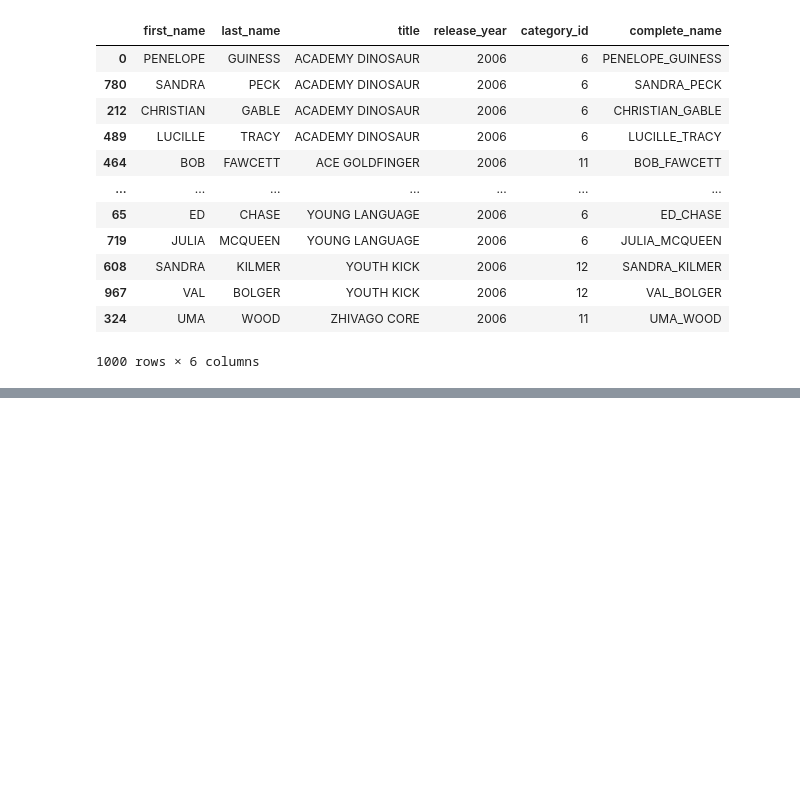
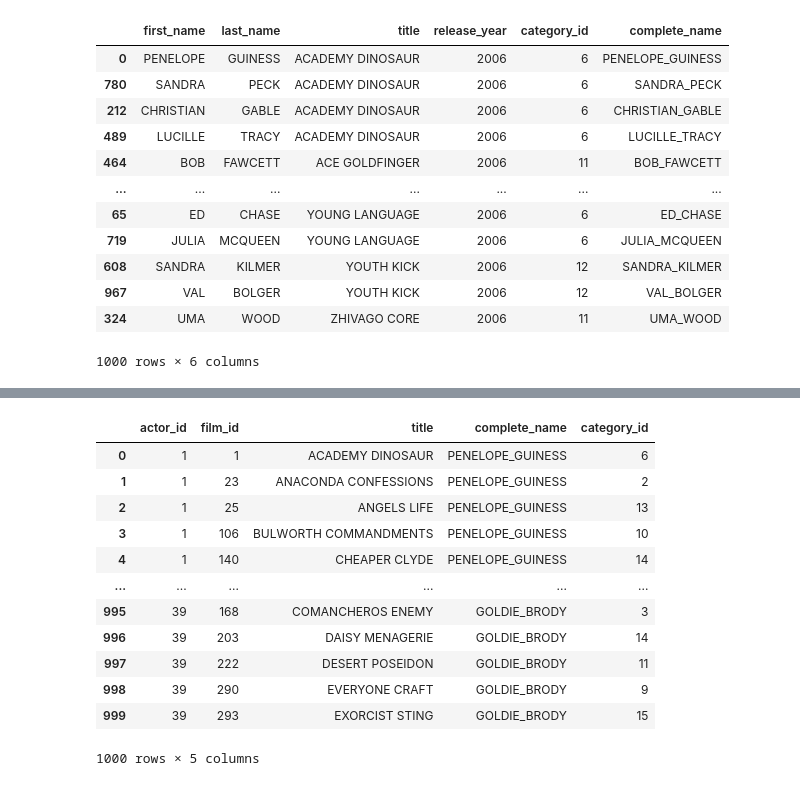
Before and after one commit to adominguez033/Project2_DA_Ironhack, a Jupyter notebook: Notebooks/Old_HDD_DataCleaning.ipynb, the cells around one changed output, grey strips where cells are left out. Drawn from its saved outputs; the diff is of its cells as text; code cells hidden in the pictures; blank space fills up the shorter version.

```diff
--- a/Notebooks/Old_HDD_DataCleaning.ipynb
+++ b/Notebooks/Old_HDD_DataCleaning.ipynb
@@ -146,2 +135,19 @@ sorted_df
 # %%
 df.to_csv(r'C:\Users\alexd\Ironhack\Proyectos\Project2_DA_Ironhack\Cleaned_data\old_hdd.csv', index=False)
+# %%
+df2=pd.read_excel(r'C:\Users\alexd\OneDrive\Escritorio\old_hdd.xls')
+df2
+# %% [output]
+|  | actor_id | film_id | title | complete_name | category_id |
+| 0 | 1 | 1 | ACADEMY DINOSAUR | PENELOPE_GUINESS | 6 |
+| 1 | 1 | 23 | ANACONDA CONFESSIONS | PENELOPE_GUINESS | 2 |
+| 2 | 1 | 25 | ANGELS LIFE | PENELOPE_GUINESS | 13 |
+| 3 | 1 | 106 | BULWORTH COMMANDMENTS | PENELOPE_GUINESS | 10 |
+| 4 | 1 | 140 | CHEAPER CLYDE | PENELOPE_GUINESS | 14 |
+| ... | ... | ... | ... | ... | ... |
+| 995 | 39 | 168 | COMANCHEROS ENEMY | GOLDIE_BRODY | 3 |
+| 996 | 39 | 203 | DAISY MENAGERIE | GOLDIE_BRODY | 14 |
+| 997 | 39 | 222 | DESERT POSEIDON | GOLDIE_BRODY | 11 |
+| 998 | 39 | 290 | EVERYONE CRAFT | GOLDIE_BRODY | 9 |
+| 999 | 39 | 293 | EXORCIST STING | GOLDIE_BRODY | 15 |
+1000 rows × 5 columns
```
Also changed, not shown: parts of 3 cells of this notebook, 7 other files.
